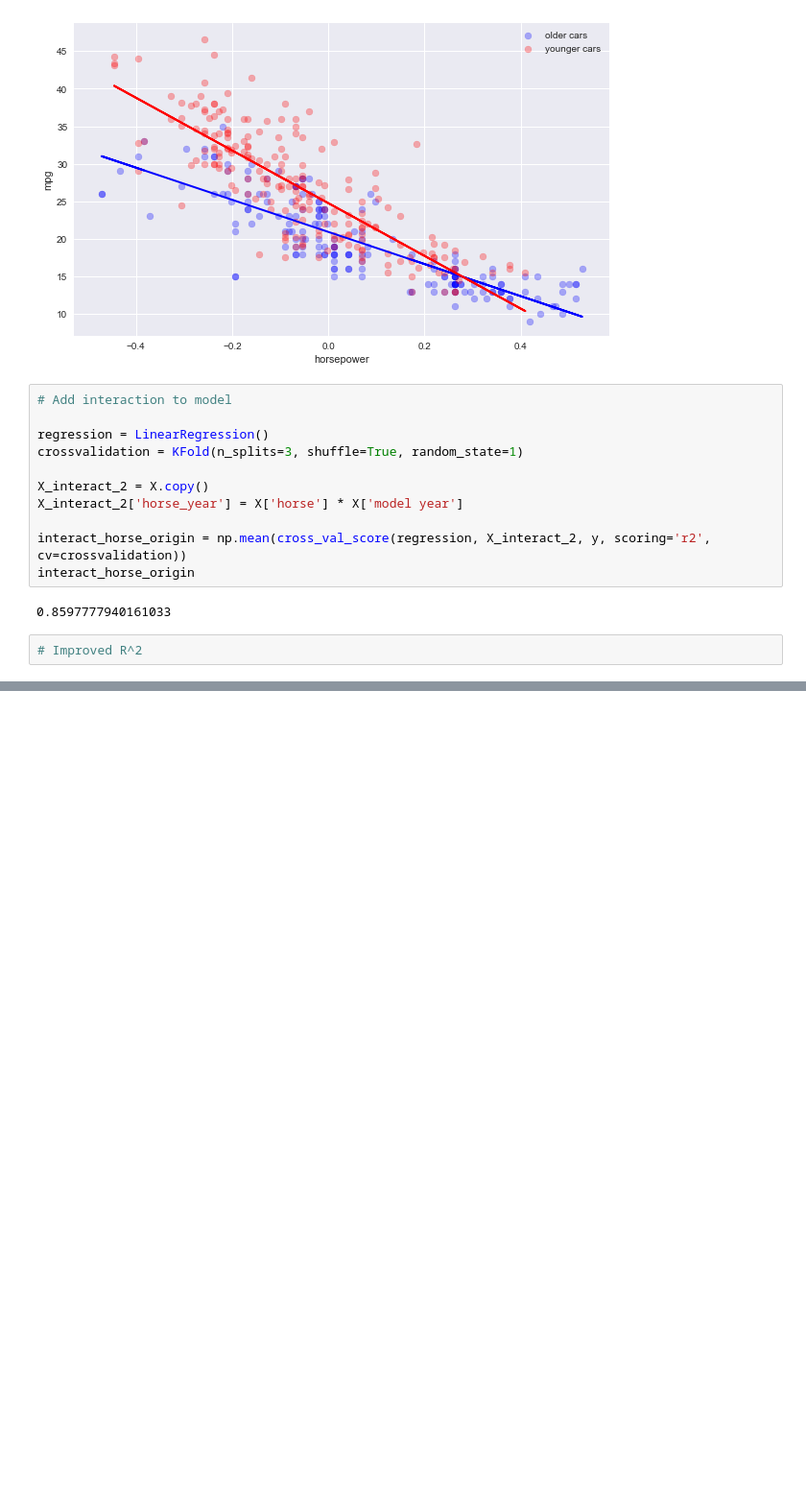
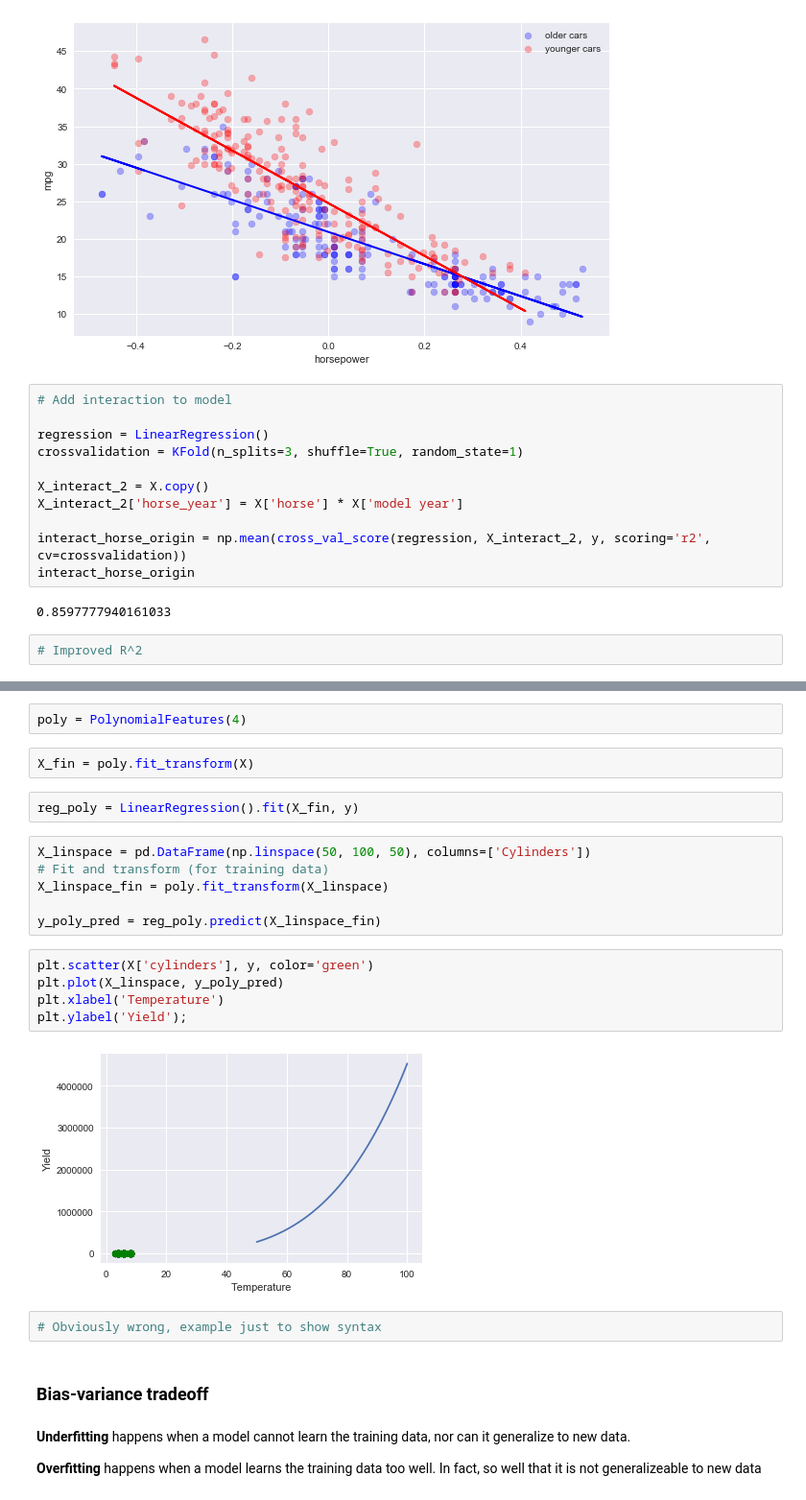
Before and after one commit to nadinezab/DS-notes, a Jupyter notebook: Linear Regression.ipynb, the cells around one changed output, grey strips where cells are left out. Shown at 96% size. Drawn from its saved outputs; the diff is of its cells as text; blank space fills up the shorter version.

```diff
--- a/Linear Regression.ipynb
+++ b/Linear Regression.ipynb
@@ -1046,0 +1082,27 @@ interact_horse_origin
+# %%
+poly = PolynomialFeatures(4)
+# %%
+X_fin = poly.fit_transform(X)
+# %%
+reg_poly = LinearRegression().fit(X_fin, y)
+# %%
+X_linspace = pd.DataFrame(np.linspace(50, 100, 50), columns=['Cylinders'])
+# Fit and transform (for training data)
+X_linspace_fin = poly.fit_transform(X_linspace)
+
+y_poly_pred = reg_poly.predict(X_linspace_fin)
+# %%
+plt.scatter(X['cylinders'], y, color='green')
+plt.plot(X_linspace, y_poly_pred)
+plt.xlabel('Temperature')
+plt.ylabel('Yield');
+# %% [output]
+[figure, added]
+# %%
+# Obviously wrong, example just to show syntax
+# %% [markdown]
+### Bias-variance tradeoff
+# %% [markdown]
+**Underfitting** happens when a model cannot learn the training data, nor can it generalize to new data.
+
+**Overfitting** happens when a model learns the training data too well. In fact, so well that it is not generalizeable to new data
```
Also changed, not shown: parts of 28 cells of this notebook.
